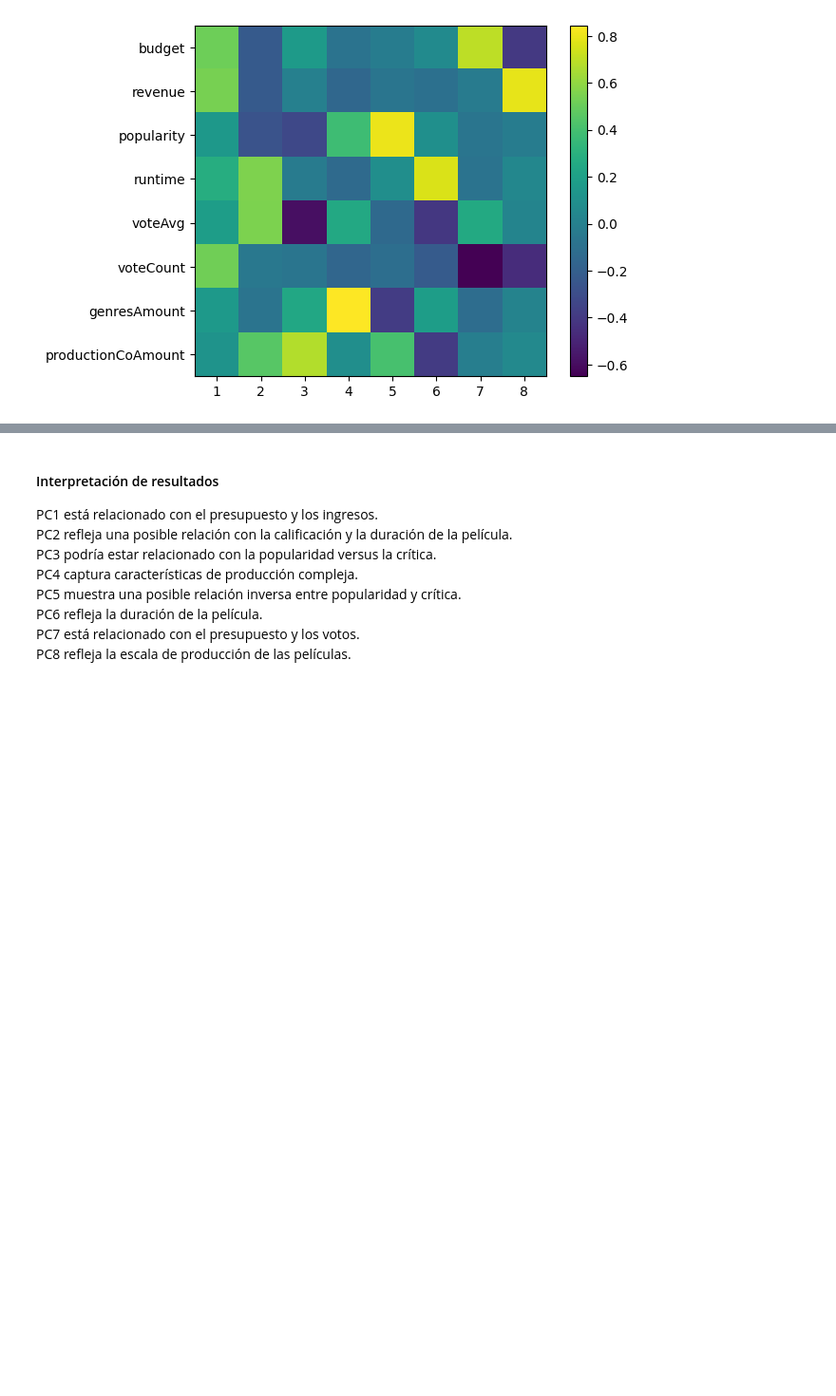
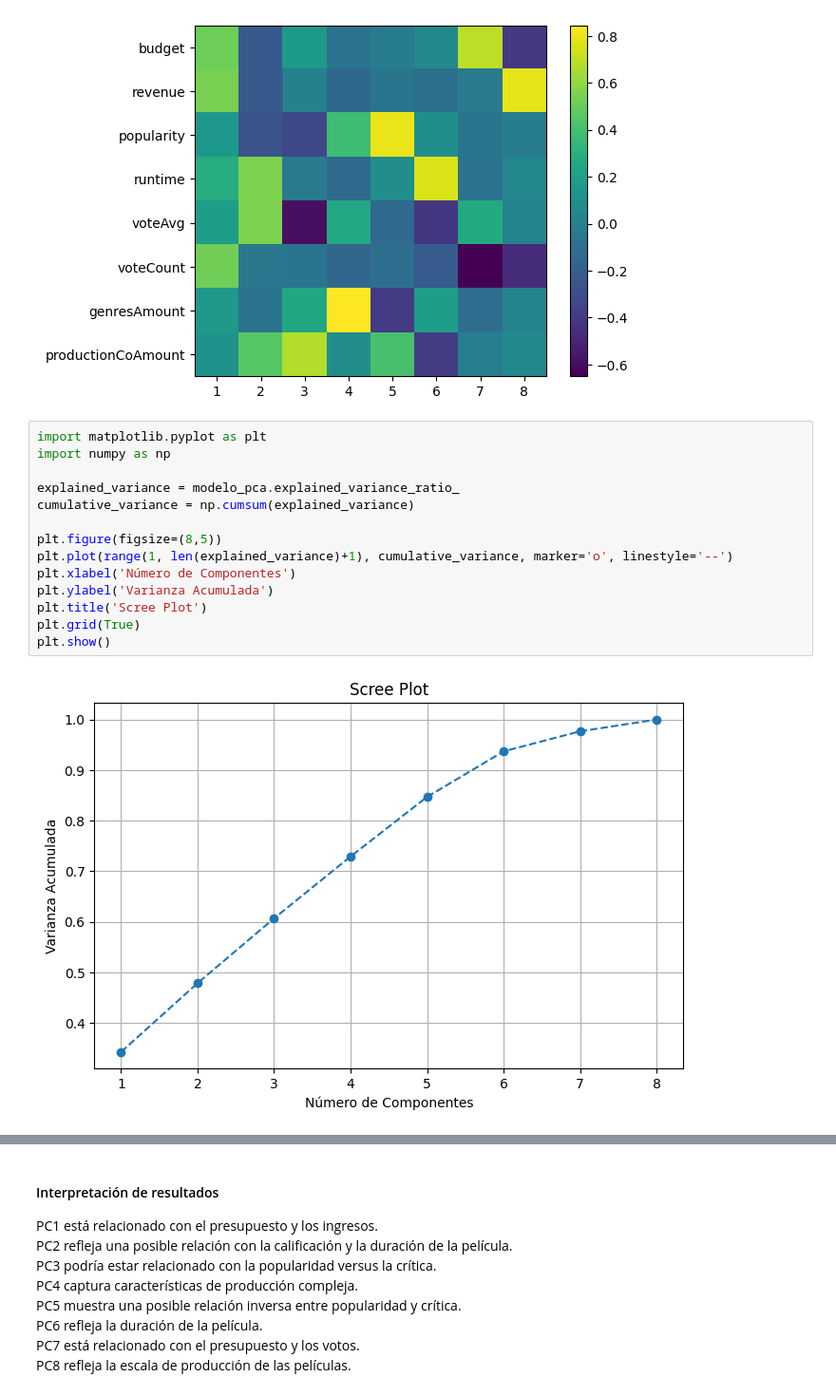
Before and after one commit to angelargd8/HTD2-MDD, a Jupyter notebook: main.ipynb, the cells around one changed output, grey strips where cells are left out. Shown at 95% size. Saved outputs shown, nothing was run; the diff lists cells and outputs as text; blank space fills up the shorter version.

```diff
--- a/main.ipynb
+++ b/main.ipynb
@@ -1001,3 +1003,19 @@ plt.colorbar()
 # %% [output]
 <matplotlib.colorbar.Colorbar at 0x...>
 [figure]
+# %%
+import matplotlib.pyplot as plt
+import numpy as np
+
+explained_variance = modelo_pca.explained_variance_ratio_
+cumulative_variance = np.cumsum(explained_variance)
+
+plt.figure(figsize=(8,5))
+plt.plot(range(1, len(explained_variance)+1), cumulative_variance, marker='o', linestyle='--')
+plt.xlabel('Número de Componentes')
+plt.ylabel('Varianza Acumulada')
+plt.title('Scree Plot')
+plt.grid(True)
+plt.show()
+# %% [output]
+[figure, added]
```
Also changed, not shown: parts of 11 cells of this notebook.
